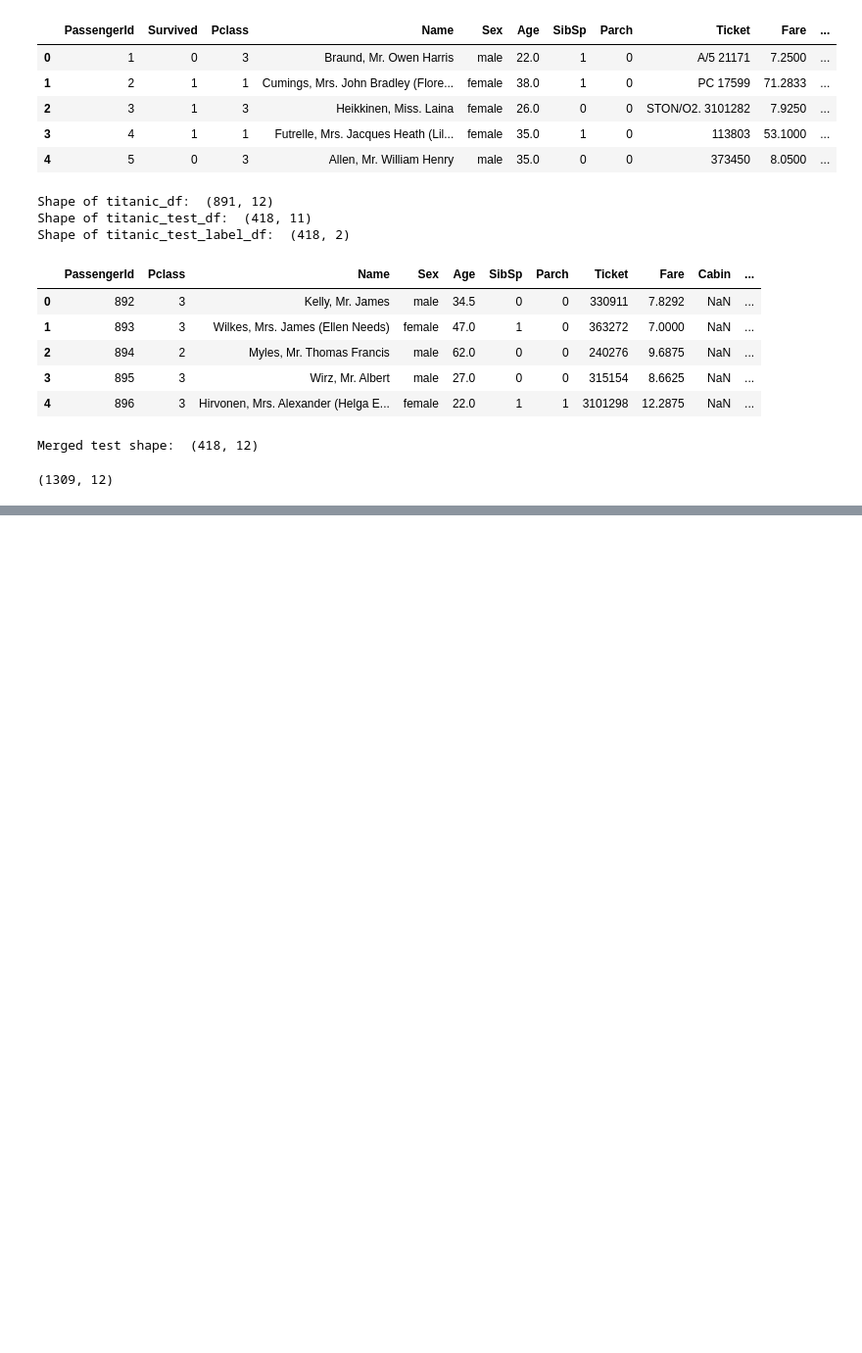
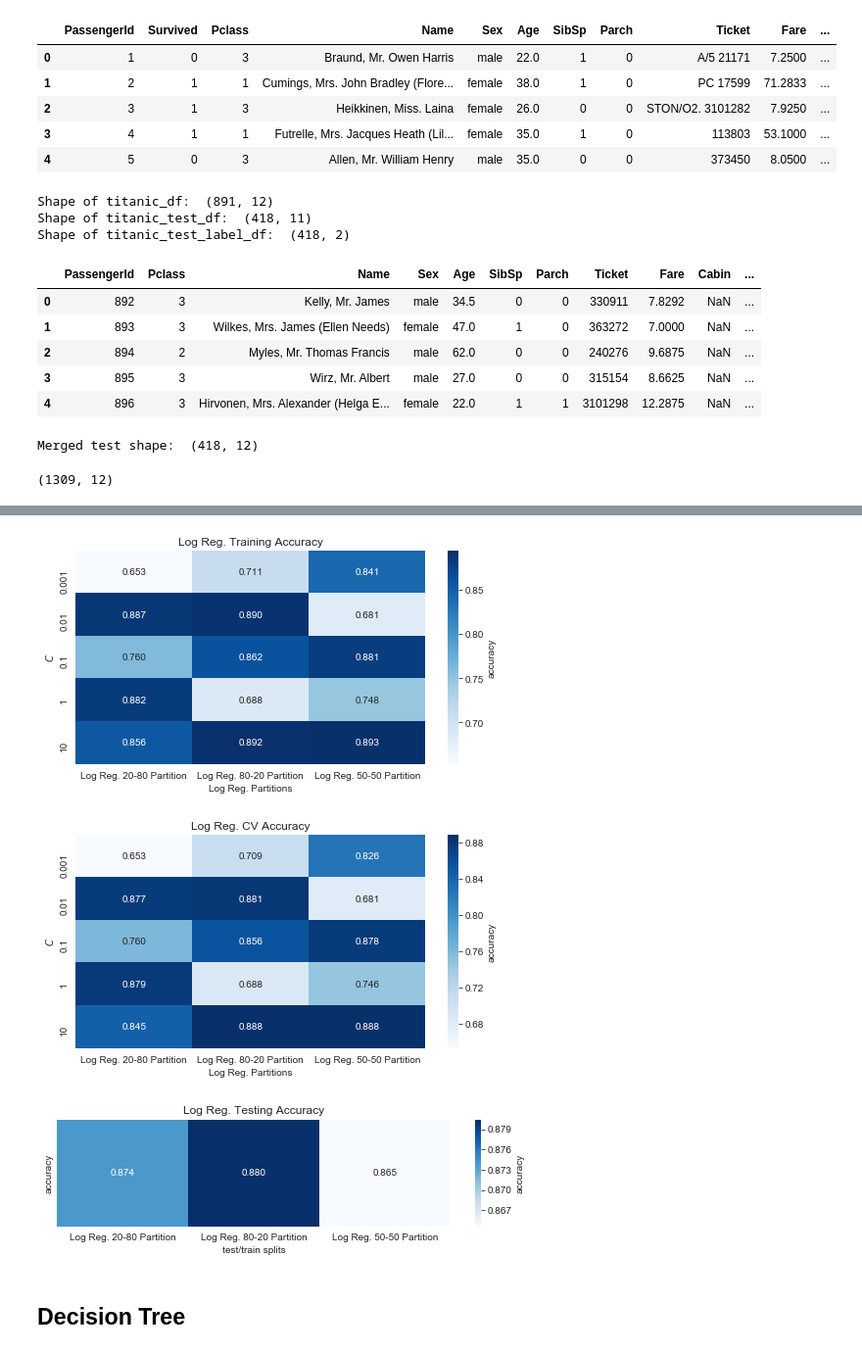
Before and after one commit to Georgepu1/Final_Proj_Supervised_ML, a Jupyter notebook: 4_Titanic_Survival.ipynb, the cells around one changed output, grey strips where cells are left out. Shown: that part at 98% size. Cells and saved outputs as stored; diff of their text form; code cells hidden in the pictures; blank space fills up the shorter version.

```diff
--- a/4_Titanic_Survival.ipynb
+++ b/4_Titanic_Survival.ipynb
@@ -51,0 +564,41 @@ titanic_df.shape
+# %%
+def heatmap_Log(acc_arr, title, c_list, split):
+    if not c_list:
+        plt.figure(figsize = (9,2))
+        ax = sns.heatmap(acc_arr, annot=True, fmt='.3f',
+                         xticklabels=split, yticklabels='', cmap = "Blues")
+        ax.collections[0].colorbar.set_label("accuracy")
+        ax.set(xlabel = 'test/train splits', ylabel='accuracy')
+        plt.title(title)
+        sns.set_style("whitegrid", {'axes.grid' : False})
+        plt.show()
+        return
+    plt.figure(figsize = (8,4))
+    ax = sns.heatmap(acc_arr, annot=True, fmt='.3f',
+                     xticklabels=split, yticklabels=c_list, cmap = "Blues")
+    ax.collections[0].colorbar.set_label("accuracy")
+    ax.set(xlabel = 'Log Reg. Partitions', ylabel='$C$')
+    plt.title(title)
+    sns.set_style("whitegrid", {'axes.grid' : False})
+    plt.show()
+# %%
+c_list = [0.001, 0.01, 0.1, 1, 10]
+partition_names = ["Log Reg. 20-80 Partition", "Log Reg. 80-20 Partition", "Log Reg. 50-50 Partition"]
+
+lr_overall_train_acc = np.array([lr_avg_train_20_80, lr_avg_train_80_20, lr_avg_train_50_50])
+lr_overall_train_acc = lr_overall_train_acc.reshape(5, 3)
+
+lr_overall_cv_acc = np.array([lr_avg_cv_20_80, lr_avg_cv_80_20, lr_avg_cv_50_50])
+lr_overall_cv_acc = lr_overall_cv_acc.reshape(5, 3)
+
+lr_overall_test_acc = np.array([lr_avg_test_20_80, lr_avg_test_80_20, lr_avg_test_50_50]).reshape(1,3)
+
+heatmap_Log(lr_overall_train_acc, "Log Reg. Training Accuracy", c_list, partition_names)
+heatmap_Log(lr_overall_cv_acc, "Log Reg. CV Accuracy", c_list, partition_names)
+heatmap_Log(lr_overall_test_acc, "Log Reg. Testing Accuracy", None, partition_names)
+# %% [output]
+[figure, added]
+[figure, added]
+[figure, added]
+# %% [markdown]
+## Decision Tree
```
Also changed, not shown: parts of 44 cells of this notebook, 5 other files.
